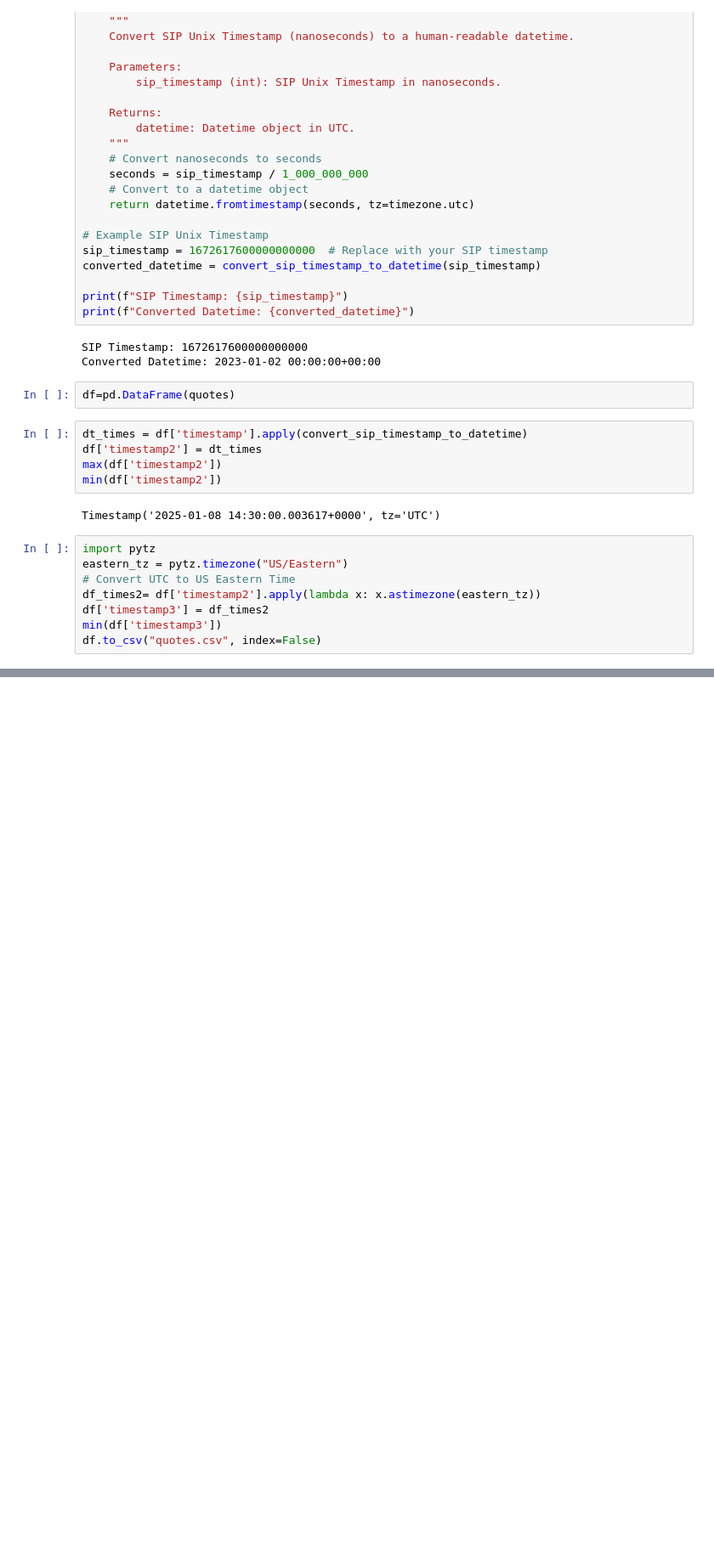
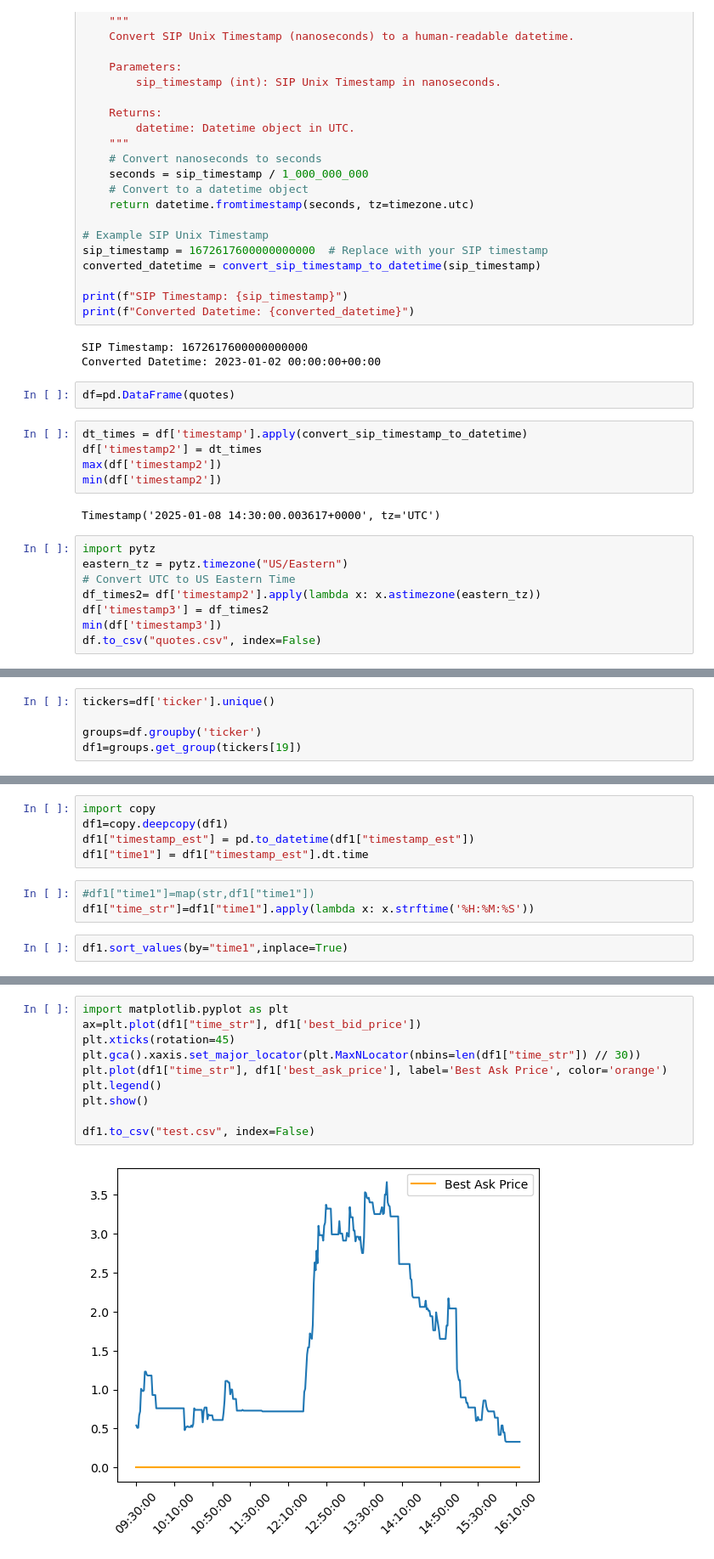
Before and after one commit to stirlitzzz/daily_options1, a Jupyter notebook: polygon_explore2.ipynb, the cells around one changed output, grey strips where cells are left out. Shown at 85% size. Cells and saved outputs as stored; diff of their text form; blank space fills up the shorter version.

```diff
--- a/polygon_explore2.ipynb
+++ b/polygon_explore2.ipynb
@@ -324,0 +430,5 @@ df.to_csv("quotes.csv", index=False)
+# %%
+tickers=df['ticker'].unique()
+
+groups=df.groupby('ticker')
+df1=groups.get_group(tickers[19])
@@ -324,0 +451,10 @@ df.to_csv("quotes.csv", index=False)
+# %%
+import copy
+df1=copy.deepcopy(df1)
+df1["timestamp_est"] = pd.to_datetime(df1["timestamp_est"])
+df1["time1"] = df1["timestamp_est"].dt.time
+# %%
+#df1["time1"]=map(str,df1["time1"])
+df1["time_str"]=df1["time1"].apply(lambda x: x.strftime('%H:%M:%S'))
+# %%
+df1.sort_values(by="time1",inplace=True)
@@ -324,0 +723,12 @@ df.to_csv("quotes.csv", index=False)
+# %%
+import matplotlib.pyplot as plt
+ax=plt.plot(df1["time_str"], df1['best_bid_price'])
+plt.xticks(rotation=45)
+plt.gca().xaxis.set_major_locator(plt.MaxNLocator(nbins=len(df1["time_str"]) // 30))
+plt.plot(df1["time_str"], df1['best_ask_price'], label='Best Ask Price', color='orange')
+plt.legend()
+plt.show()
+
+df1.to_csv("test.csv", index=False)
+# %% [output]
+[figure, added]
```
Also changed, not shown: parts of 33 cells of this notebook.
